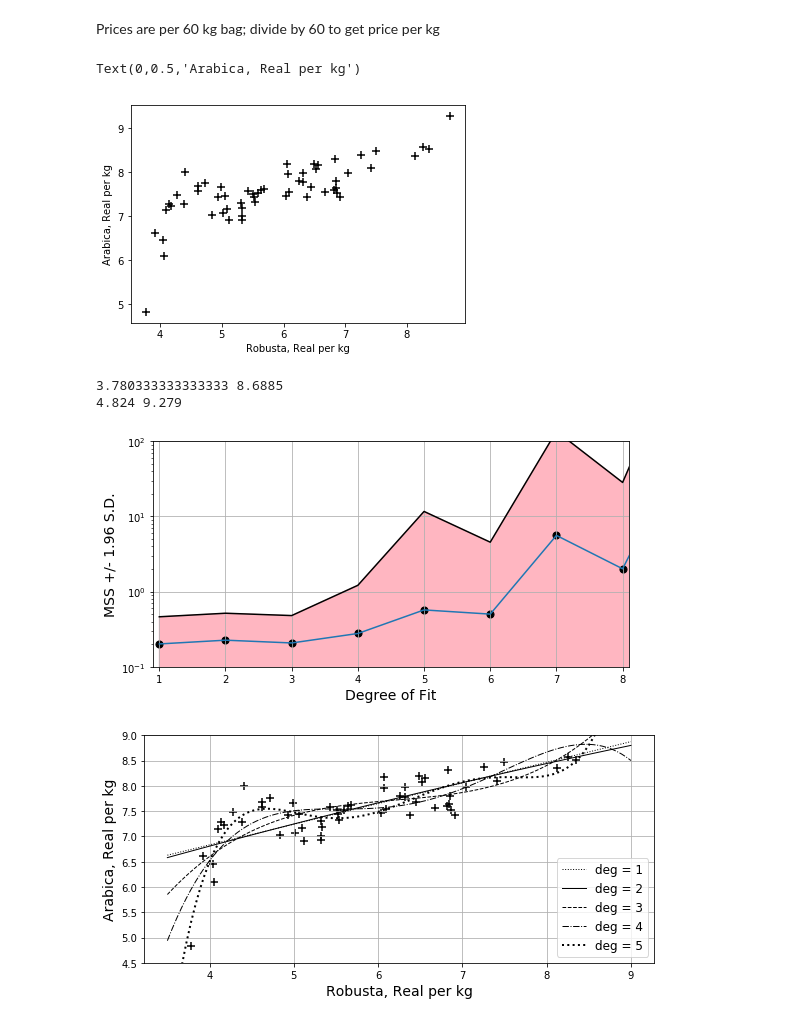
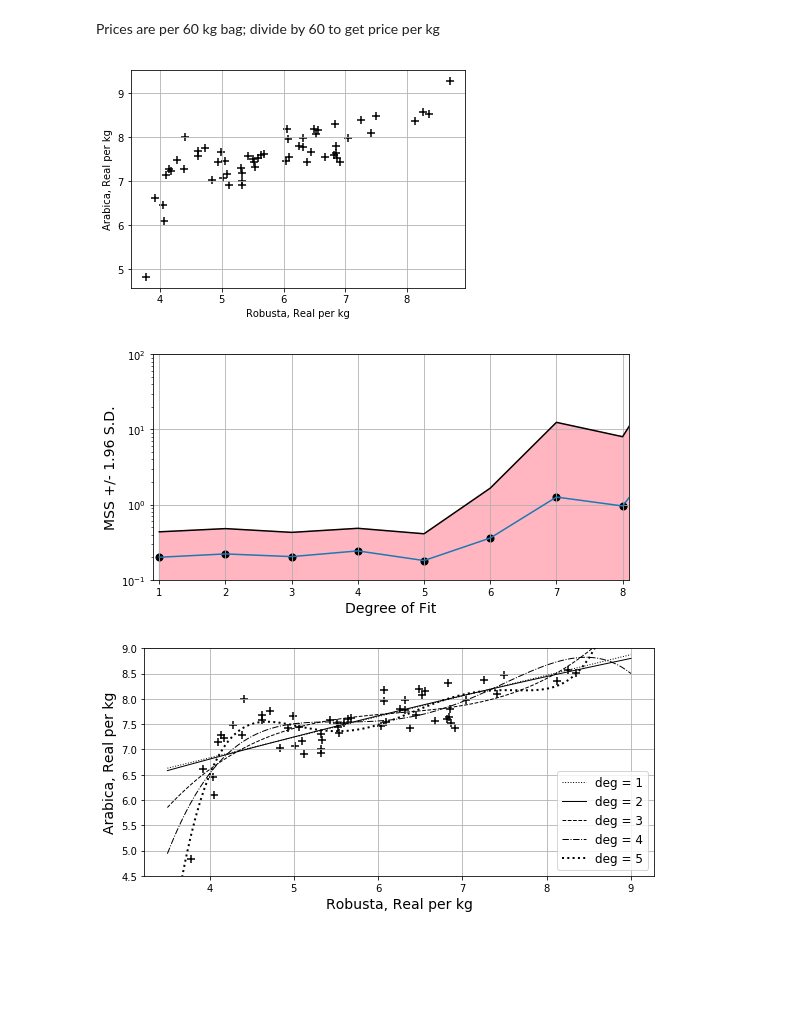
Before and after one commit to biomathman/machine-learning-in-python-book, a Jupyter notebook: notebooks/chapter-3-polynomial.ipynb, the cells around one changed output. Saved outputs shown, nothing was run; the diff lists cells and outputs as text; code cells hidden in the pictures; blank space fills up the shorter version.

```diff
--- a/notebooks/chapter-3-polynomial.ipynb
+++ b/notebooks/chapter-3-polynomial.ipynb
@@ -154,11 +188,8 @@ fig.savefig("toy-data-first-3-degrees-all-data-fit.pdf")
 # %% [markdown]
 # Brazilian Coffee Bean Prices
 # %%
-#data = pd.read_csv("brazil-coffee.txt",sep="\t",skiprows=1) #,skiprows=7,header=None)
-#data=data.drop(columns=[0,1]) # remove the first two inferred rows
-#data.columns=["Dairy","Meat","Poultry"]
-robusta = pd.read_csv("robusta.txt",sep="\t",skiprows=2)
-arabica = pd.read_csv("arabica.txt",sep="\t",skiprows=2)
+robusta = pd.read_csv("../data/robusta.txt",sep="\t",skiprows=2)
+arabica = pd.read_csv("../data/arabica.txt",sep="\t",skiprows=2)
 print(robusta)
 print(arabica)
 # %% [output]
@@ -193,6 +224,8 @@ xmon=list(range(n))
 plt.scatter(robusta_prices,arabica_prices,c="k",s=50,marker="+")
 plt.xlabel("Robusta, Real per kg")
 plt.ylabel("Arabica, Real per kg")
+plt.grid()
+fig=plt.gcf()
+#fig.savefig("Coffee-Bean-Raw-Unfit-Data.pdf")
 # %% [output]
-Text(0,0.5,'Arabica, Real per kg')
-[figure, old version]
+[figure, new version]
@@ -209,46 +234,37 @@ Text(0,0.5,'Arabica, Real per kg')
 # %%
 y=np.array(arabica_prices)
 x=np.array(robusta_prices)
-print(min(x),max(x))
-print(min(y),max(y))
-# %% [output]
-3.780333333333333 8.6885
-4.824 9.279
 # %%
 nruns=200
 maxdeg=9
 MSSes=[]
 for rz in range(nruns):
-    XTR,YTR,XT,YT=train_test_split(x,y,.75)
+    XTR,XT,YTR,YT=train_test_split(x,y)
     results=np.array(fitsets(XTR,YTR,XT,YT,maxdeg)).T
-
     MSSes.append(list(results))
-
-#plt.ylim(-2000,10000)
-#print(MSSes)
 MSSes=np.array(MSSes)
 means=np.mean(MSSes,axis=0)
 stdevs=np.std(MSSes,axis=0)
 DOTS=range(1,maxdeg+1)
 plt.plot(DOTS,means)
 
 plt.plot(DOTS,means+1.96*stdevs,c="k")
 plt.plot(DOTS,means-1.96*stdevs,c="k")
 plt.xlabel("Degree of Fit", fontsize=14)
 plt.ylabel("MSS +/- 1.96 S.D.",fontsize=14)
 plt.fill_between(DOTS,means+1.96*stdevs,means-1.96*stdevs,color="lightpink")
 plt.scatter(DOTS,means,s=50,c="k")
 plt.xlim(.9, 8.1);
 plt.grid()
 plt.yticks([.1,1,10,100],["0.1","1","10","100"])
 plt.yscale("log")
 plt.ylim(.1,100)
 fig=plt.gcf()
 fig.tight_layout()
 fig.set_size_inches(8,4)
-fig.savefig("brazil-coffee-MSS.pdf")
+#fig.savefig("brazil-coffee-MSS.pdf")
 # %% [output]
-[figure, old version]
+[figure, new version]
 # %%
 xvals=np.linspace(3.5,9,100)
 plt.scatter(x,y,marker="+",s=50,color="k")
```
Also changed, not shown: parts of 12 cells of this notebook.
